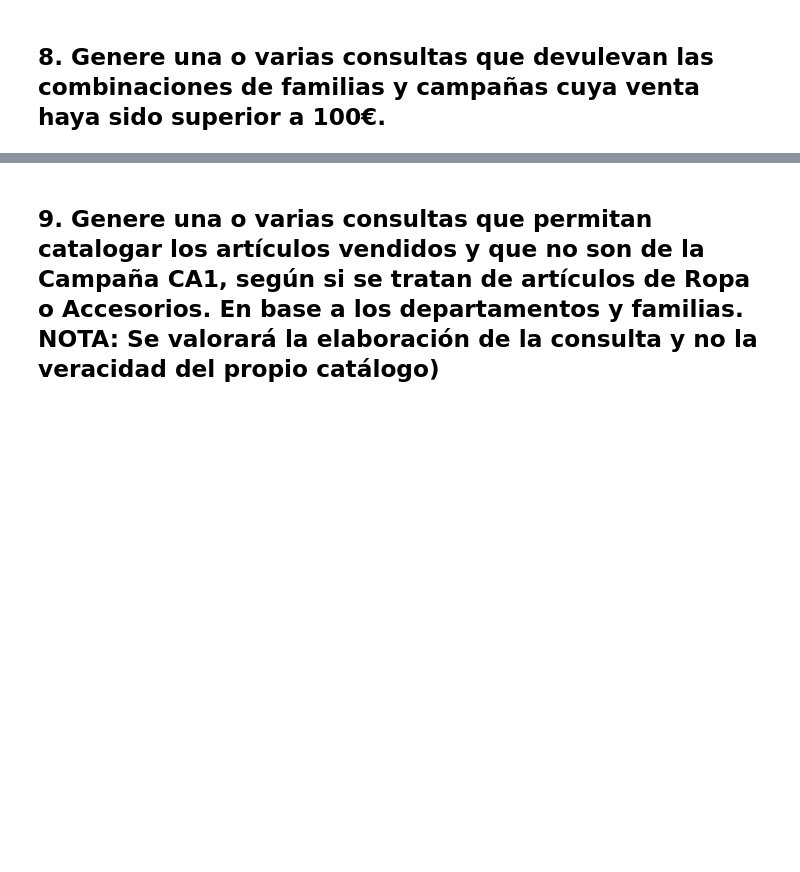
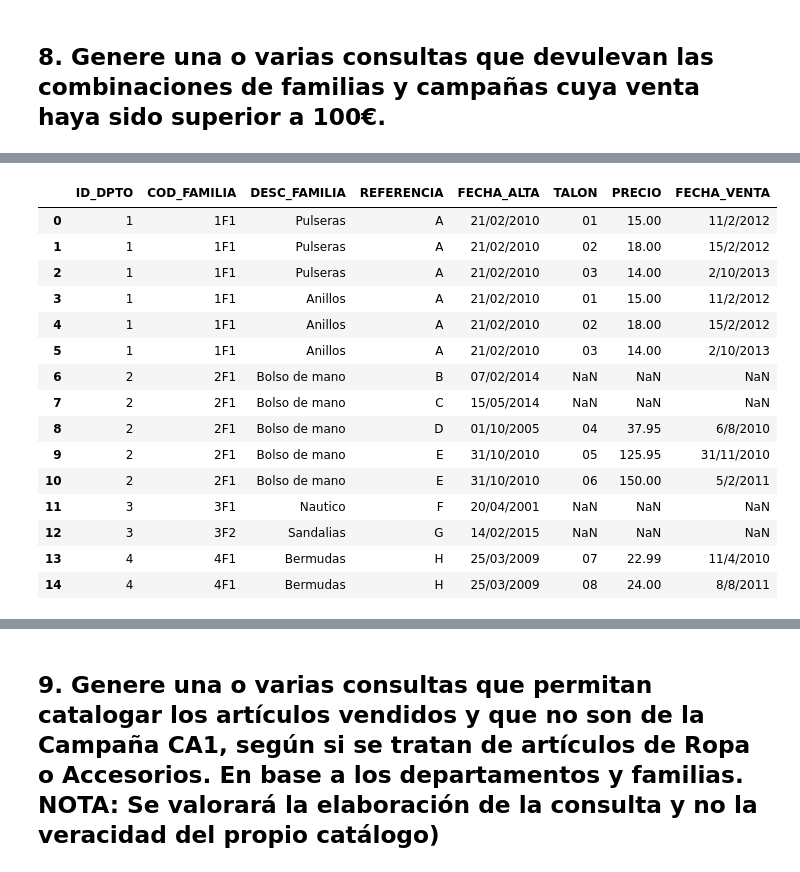
Before and after one commit to GuilleOrdaz/GO_Repos_TheBridge, a Jupyter notebook: 2-Data Analysis/2-Pandas/Ejercicios/material_extra/GuilleMO-Ejercicio_Pandas_Relacional.ipynb, the cells around one changed output, grey strips where cells are left out. Drawn from its saved outputs; the diff is of its cells as text; code cells hidden in the pictures; blank space fills up the shorter version.

```diff
--- a/2-Data Analysis/2-Pandas/Ejercicios/material_extra/GuilleMO-Ejercicio_Pandas_Relacional.ipynb
+++ b/2-Data Analysis/2-Pandas/Ejercicios/material_extra/GuilleMO-Ejercicio_Pandas_Relacional.ipynb
@@ -86,2 +224,5 @@ print(df6)
 # %% [markdown]
 ## 8. Genere una o varias consultas que devulevan las combinaciones de familias y campañas cuya venta haya sido superior a 100€.
+# %%
+primer_paso = pd.merge(df1, df3, how = 'outer')
+primer_paso
@@ -87,0 +240,3 @@ print(df6)
+# %%
+segundo_paso = pd.merge(primer_paso, df3, how = 'outer')
+segundo_paso
@@ -87,0 +254,20 @@ print(df6)
+# %%
+tercer_paso = pd.merge(segundo_paso, df6, how = 'outer')
+tercer_paso
+# %% [output]
+|  | ID_DPTO | COD_FAMILIA | DESC_FAMILIA | REFERENCIA | FECHA_ALTA | TALON | PRECIO | FECHA_VENTA |
+| 0 | 1 | 1F1 | Pulseras | A | 21/02/2010 | 01 | 15.00 | 11/2/2012 |
+| 1 | 1 | 1F1 | Pulseras | A | 21/02/2010 | 02 | 18.00 | 15/2/2012 |
+| 2 | 1 | 1F1 | Pulseras | A | 21/02/2010 | 03 | 14.00 | 2/10/2013 |
+| 3 | 1 | 1F1 | Anillos | A | 21/02/2010 | 01 | 15.00 | 11/2/2012 |
+| 4 | 1 | 1F1 | Anillos | A | 21/02/2010 | 02 | 18.00 | 15/2/2012 |
+| 5 | 1 | 1F1 | Anillos | A | 21/02/2010 | 03 | 14.00 | 2/10/2013 |
+| 6 | 2 | 2F1 | Bolso de mano | B | 07/02/2014 | NaN | NaN | NaN |
+| 7 | 2 | 2F1 | Bolso de mano | C | 15/05/2014 | NaN | NaN | NaN |
+| 8 | 2 | 2F1 | Bolso de mano | D | 01/10/2005 | 04 | 37.95 | 6/8/2010 |
+| 9 | 2 | 2F1 | Bolso de mano | E | 31/10/2010 | 05 | 125.95 | 31/11/2010 |
+| 10 | 2 | 2F1 | Bolso de mano | E | 31/10/2010 | 06 | 150.00 | 5/2/2011 |
+| 11 | 3 | 3F1 | Nautico | F | 20/04/2001 | NaN | NaN | NaN |
+| 12 | 3 | 3F2 | Sandalias | G | 14/02/2015 | NaN | NaN | NaN |
+| 13 | 4 | 4F1 | Bermudas | H | 25/03/2009 | 07 | 22.99 | 11/4/2010 |
+| 14 | 4 | 4F1 | Bermudas | H | 25/03/2009 | 08 | 24.00 | 8/8/2011 |
```
Also changed, not shown: parts of 16 cells of this notebook, 39 other files.
